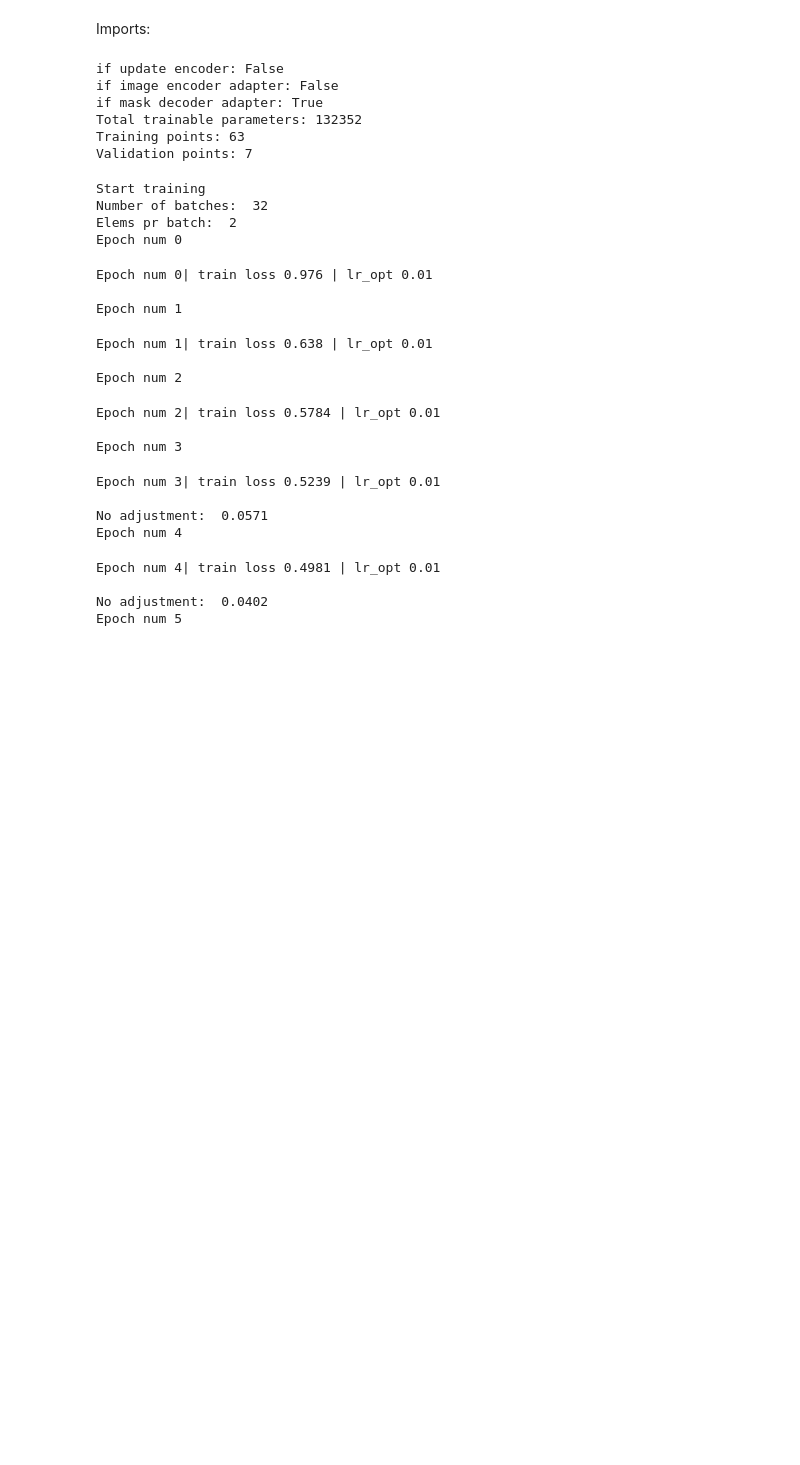
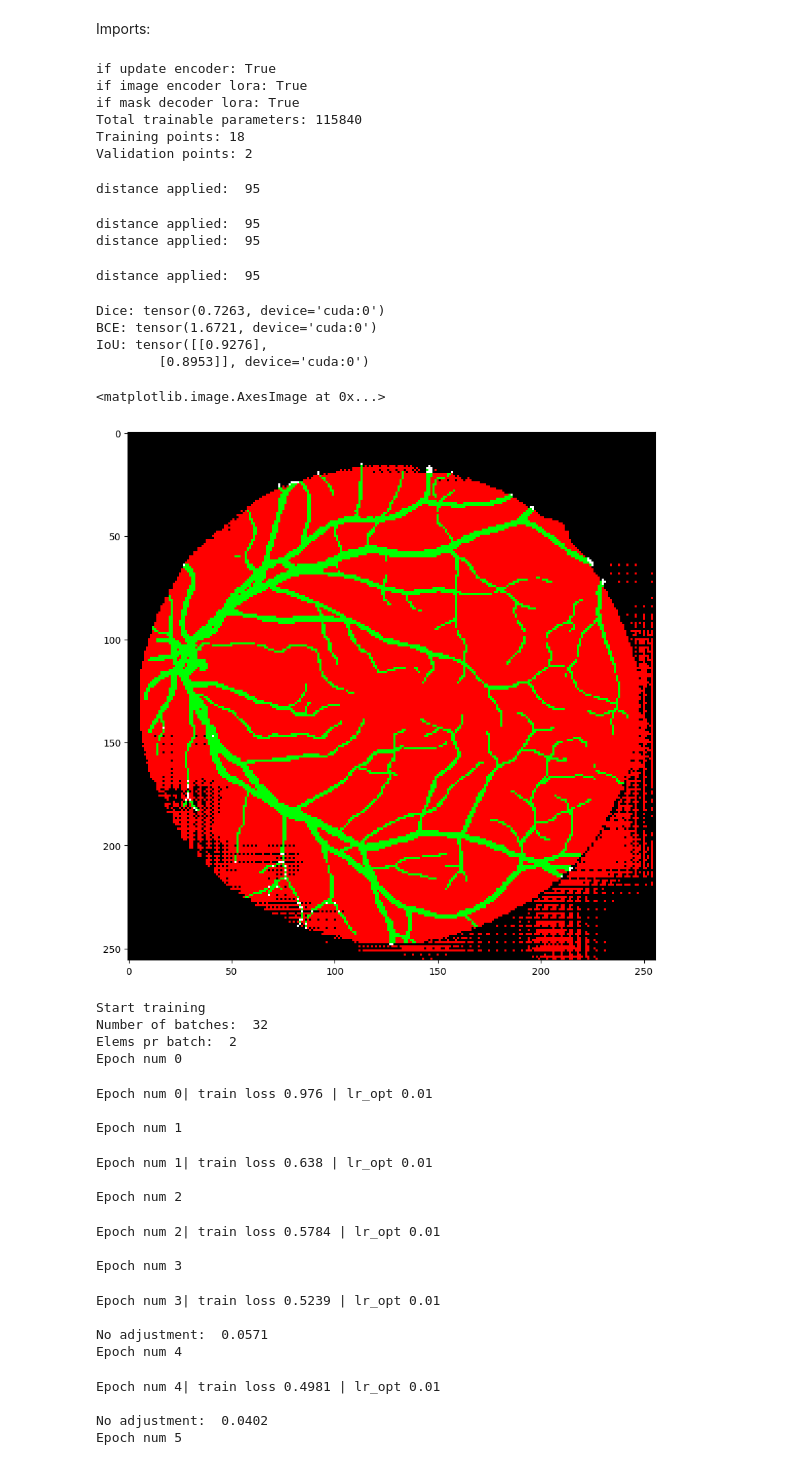
Before and after one commit to miriusz6/SamPeft, a Jupyter notebook: train_real.ipynb, the cells around one changed output. Cells and saved outputs as stored; diff of their text form; code cells hidden in the pictures; blank space fills up the shorter version.

```diff
--- a/train_real.ipynb
+++ b/train_real.ipynb
@@ -22,13 +22,13 @@ from shit import test_model, adjust_lr
 from model_settings import get_args
 # %%
 # model setting
-setting = 1
+setting = 6
 
 args =  get_args(setting)
 sam = load_model(args)
 
 
-with open('train_data.pkl', 'rb') as file:
+with open('test_data.pkl', 'rb') as file:
     data = pickle.load(file)
 
 train_points = len(data['image'])
@@ -84,9 +84,49 @@ print("Validation points:",len(val_data))
 
 sammy = Sammy(sam, (512,512))
 # %% [output]
-if update encoder: False
-if image encoder adapter: False
-if mask decoder adapter: True
-Total trainable parameters: 132352
-Training points: 63
-Validation points: 7
+if update encoder: True
+if image encoder lora: True
+if mask decoder lora: True
+Total trainable parameters: 115840
+Training points: 18
+Validation points: 2
+# %%
+from train_for_real import _load_data
+#data\DataSmall\train\image
+d_0 = _load_data(img_path="\data/DataSmall/train/image/", mask_path="\data/DataSmall/train/mask/")
+d_0 = EyeData(d_0)
+
+with open('small_data_1.pkl', 'wb' ) as file:
+    pickle.dump(d_0,file)
+# %% [output]
+distance applied:  95
+distance applied:  95
+distance applied:  95
+distance applied:  95
+# %%
+with open('small_data_15.pkl', 'rb') as file:
+    small_data_15 = pickle.load(file)
+
+small_data_15 = EyeData(small_data_15)
+small_data_15.divide_into_batches(2,augment=False)
+# %%
+mini_b = small_data_15.batches[0]
+imgs,ps,lbls, masks = mini_b['image'],mini_b['points'],mini_b['p_labels'],mini_b['mask']
+ret = sammy.predict_w_score(input_images= imgs, points= ps, labels=lbls, masks=masks, visualize=True)
+dice, bcee, iou = ret['loss_dice'], ret['loss_bce'], ret['iou']
+print('Dice:',dice)
+print('BCE:',bcee)
+print('IoU:',iou)
+# %% [output]
+Dice: tensor(0.7263, device='cuda:0')
+BCE: tensor(1.6721, device='cuda:0')
+IoU: tensor([[0.9276],
+        [0.8953]], device='cuda:0')
+# %%
+result = ret['visual'][1]
+# plot
+plt.figure(figsize=(10,10))
+plt.imshow(result)
+# %% [output]
+<matplotlib.image.AxesImage at 0x...>
+[figure, added]
```
Also changed, not shown: parts of 1 cell of this notebook, 16 other files.
